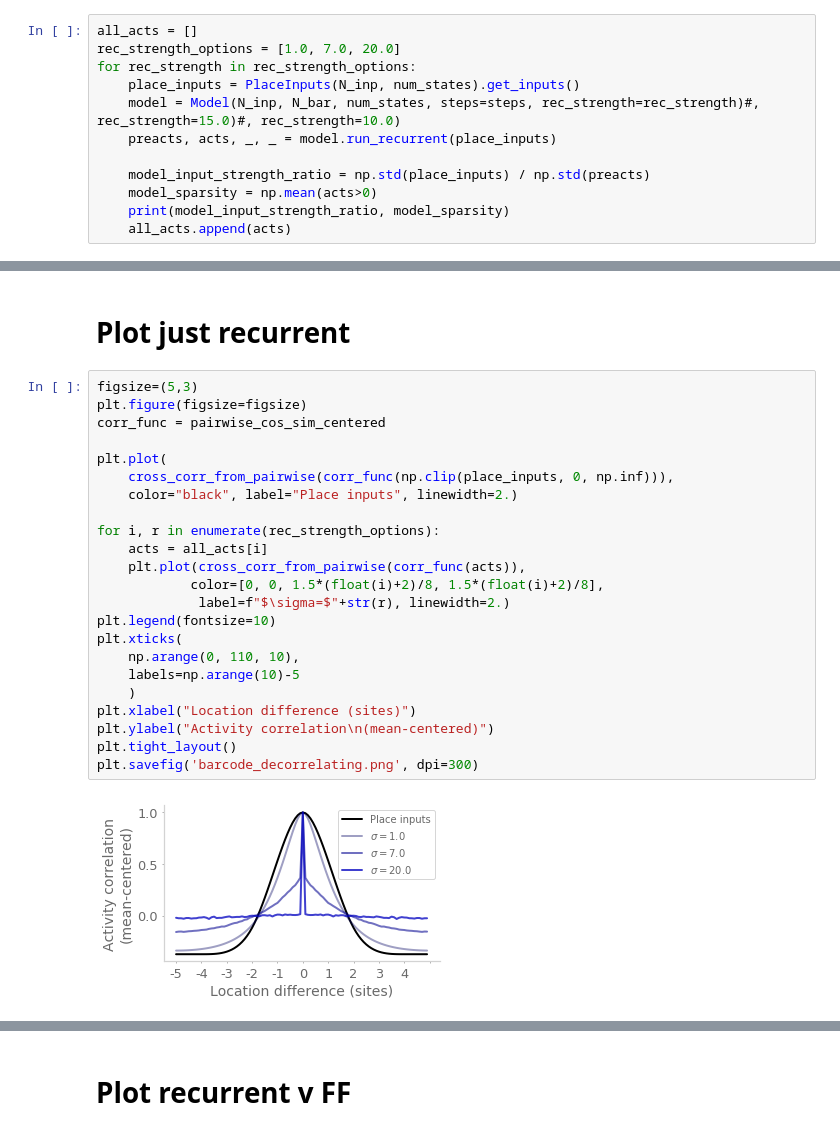
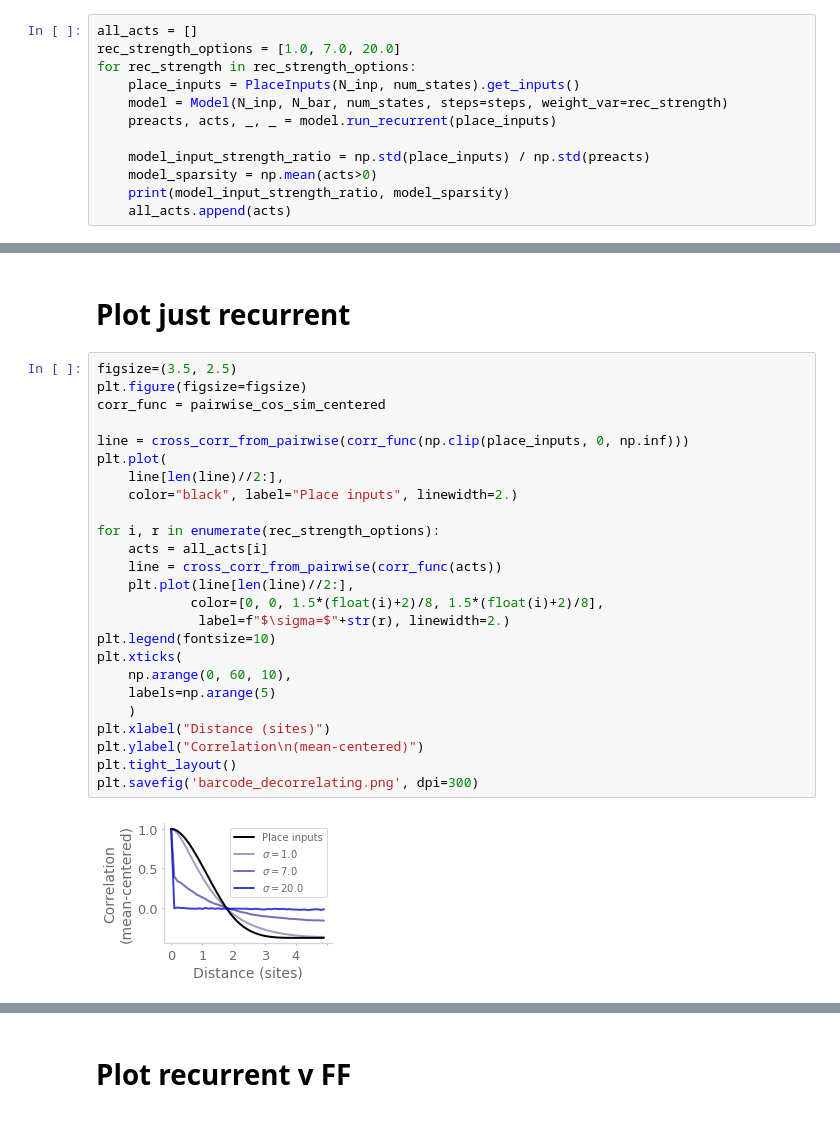
Before and after one commit to chingf/barcodes, a Jupyter notebook: Fig1-compare-model-to-feedforward.ipynb, the cells around one changed output, grey strips where cells are left out. Drawn from its saved outputs; the diff is of its cells as text.

```diff
--- a/Fig1-compare-model-to-feedforward.ipynb
+++ b/Fig1-compare-model-to-feedforward.ipynb
@@ -43,7 +43,7 @@ all_acts = []
 rec_strength_options = [1.0, 7.0, 20.0]
 for rec_strength in rec_strength_options:
     place_inputs = PlaceInputs(N_inp, num_states).get_inputs()
-    model = Model(N_inp, N_bar, num_states, steps=steps, rec_strength=rec_strength)#, rec_strength=15.0)#, rec_strength=10.0)
+    model = Model(N_inp, N_bar, num_states, steps=steps, weight_var=rec_strength)
     preacts, acts, _, _ = model.run_recurrent(place_inputs)
 
     model_input_strength_ratio = np.std(place_inputs) / np.std(preacts)
@@ -75,27 +75,29 @@ for i, s in enumerate(sparsity_options):
 # %% [markdown]
 # Plot just recurrent
 # %%
-figsize=(5,3)
+figsize=(3.5, 2.5)
 plt.figure(figsize=figsize)
 corr_func = pairwise_cos_sim_centered
 
+line = cross_corr_from_pairwise(corr_func(np.clip(place_inputs, 0, np.inf)))
 plt.plot(
-    cross_corr_from_pairwise(corr_func(np.clip(place_inputs, 0, np.inf))),
+    line[len(line)//2:],
     color="black", label="Place inputs", linewidth=2.)
 
 for i, r in enumerate(rec_strength_options):
     acts = all_acts[i]
-    plt.plot(cross_corr_from_pairwise(corr_func(acts)),
+    line = cross_corr_from_pairwise(corr_func(acts))
+    plt.plot(line[len(line)//2:],
             color=[0, 0, 1.5*(float(i)+2)/8, 1.5*(float(i)+2)/8],
              label=f"$\sigma=$"+str(r), linewidth=2.)
 plt.legend(fontsize=10)
 plt.xticks(
-    np.arange(0, 110, 10),
-    labels=np.arange(10)-5
+    np.arange(0, 60, 10),
+    labels=np.arange(5)
     )
-plt.xlabel("Location difference (sites)")
-plt.ylabel("Activity correlation\n(mean-centered)")
+plt.xlabel("Distance (sites)")
+plt.ylabel("Correlation\n(mean-centered)")
 plt.tight_layout()
 plt.savefig('barcode_decorrelating.png', dpi=300)
 # %% [output]
-[figure, old version]
+[figure, new version]
```
Also changed, not shown: parts of 2 cells of this notebook, 14 other files.
